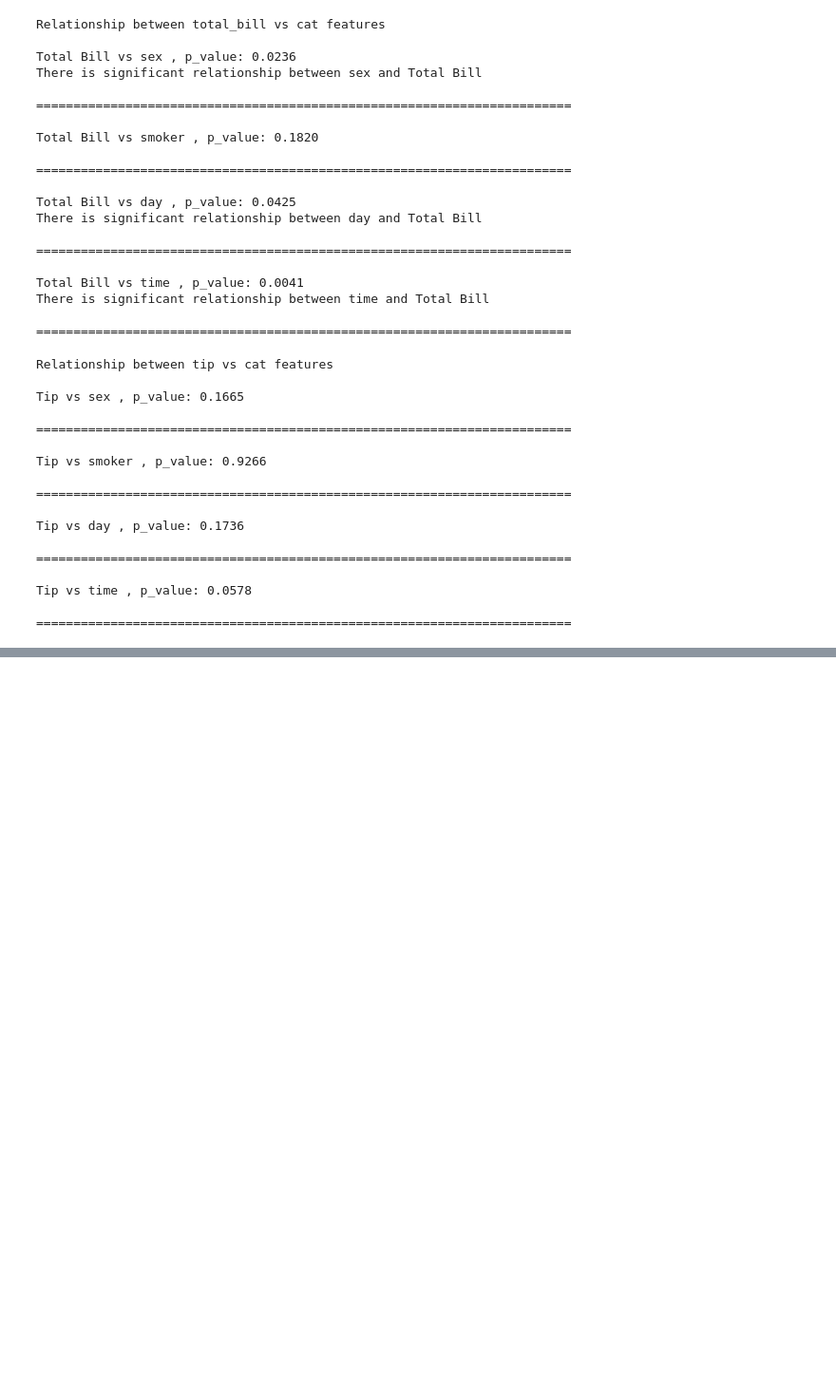
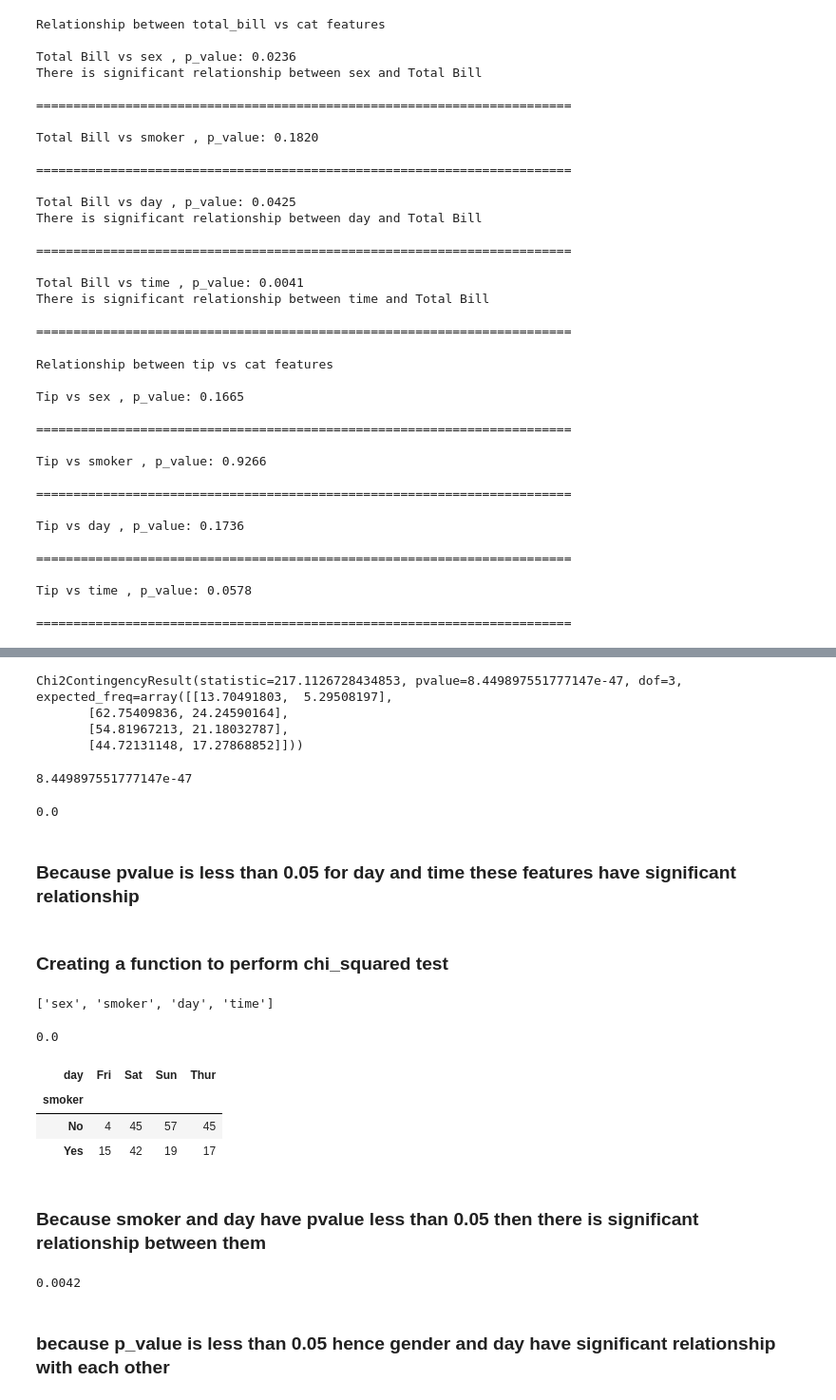
Before and after one commit to utkarshg1/Machine-Learning-3pm, a Jupyter notebook: Hypothesis testing/Hypothesis.ipynb, the cells around one changed output, grey strips where cells are left out. Shown at 95% size. Saved outputs shown, nothing was run; the diff lists cells and outputs as text; code cells hidden in the pictures; blank space fills up the shorter version.

```diff
--- a/Hypothesis testing/Hypothesis.ipynb
+++ b/Hypothesis testing/Hypothesis.ipynb
@@ -180,0 +199,20 @@ Tip vs time , p_value: 0.0578
+# %%
+r = chi2_contingency(ctab)
+r
+# %% [output]
+Chi2ContingencyResult(statistic=217.1126728434853, pvalue=8.449897551777147e-47, dof=3, expected_freq=array([[13.70491803,  5.29508197],
+       [62.75409836, 24.24590164],
+       [54.81967213, 21.18032787],
+       [44.72131148, 17.27868852]]))
+# %%
+r[1]
+# %% [output]
+8.449897551777147e-47
+# %%
+round(r[1], 4)
+# %% [output]
+0.0
+# %% [markdown]
+### Because pvalue is less than 0.05 for day and time these features have significant relationship
+# %% [markdown]
+### Creating a function to perform chi_squared test
@@ -180,0 +227,23 @@ Tip vs time , p_value: 0.0578
+# %%
+cat
+# %% [output]
+['sex', 'smoker', 'day', 'time']
+# %%
+chi2(df, 'smoker', 'day')
+# %% [output]
+0.0
+# %%
+pd.crosstab(df['smoker'], df['day'])
+# %% [output]
+| day | Fri | Sat | Sun | Thur |
+| smoker |  |  |  |  |
+| No | 4 | 45 | 57 | 45 |
+| Yes | 15 | 42 | 19 | 17 |
+# %% [markdown]
+### Because smoker and day have pvalue less than 0.05 then there is significant relationship between them
+# %%
+chi2(df, 'sex', 'day')
+# %% [output]
+0.0042
+# %% [markdown]
+### because p_value is less than 0.05 hence gender and day have significant relationship with each other
```
Also changed, not shown: parts of 5 cells of this notebook.
